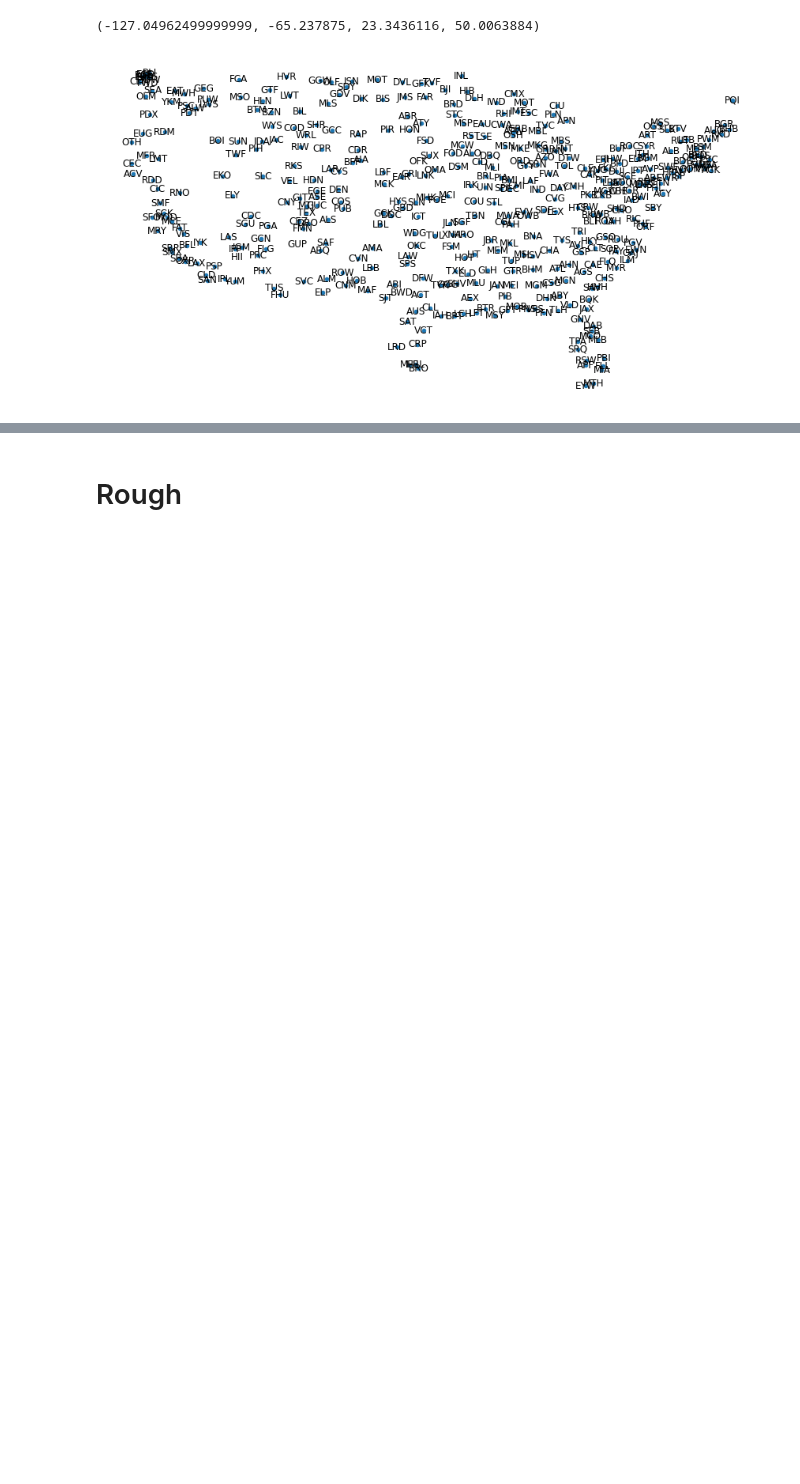
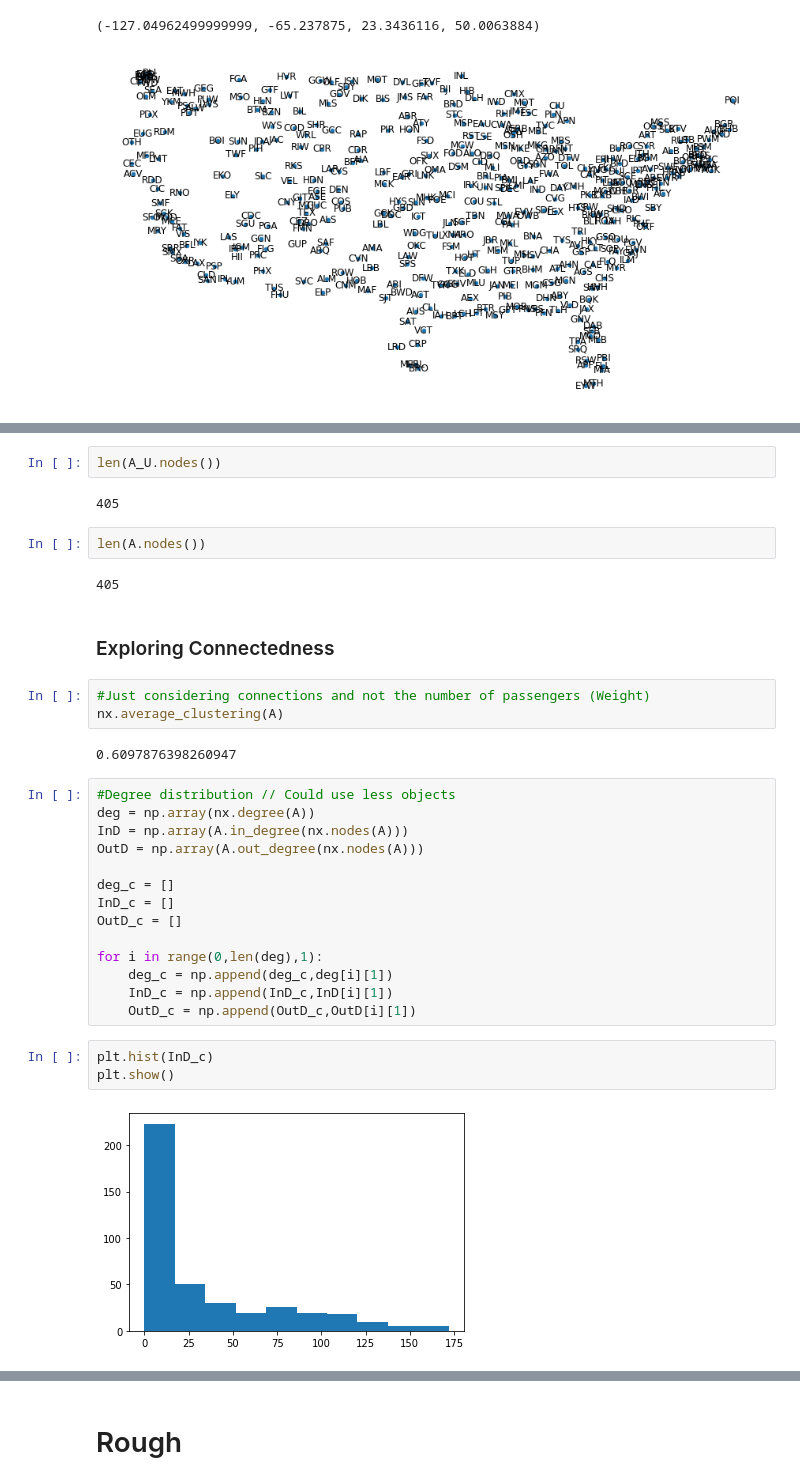
Before and after one commit to mohity5/Practice_NetworkAnalysis_Airports, a Jupyter notebook: Networks_Basics.ipynb, the cells around one changed output, grey strips where cells are left out. Cells and saved outputs as stored; diff of their text form; blank space fills up the shorter version.

Commit message:
Initial degree calculations

```diff
--- a/Networks_Basics.ipynb
+++ b/Networks_Basics.ipynb
@@ -202,0 +202,34 @@ nx.number_strongly_connected_components(A)
+# %%
+len(A_U.nodes())
+# %% [output]
+405
+# %%
+len(A.nodes())
+# %% [output]
+405
+# %% [markdown]
+### Exploring Connectedness
+# %%
+#Just considering connections and not the number of passengers (Weight)
+nx.average_clustering(A)
+# %% [output]
+0.6097876398260947
+# %%
+#Degree distribution // Could use less objects
+deg = np.array(nx.degree(A))
+InD = np.array(A.in_degree(nx.nodes(A)))
+OutD = np.array(A.out_degree(nx.nodes(A)))
+
+deg_c = []
+InD_c = []
+OutD_c = []
+
+for i in range(0,len(deg),1):
+    deg_c = np.append(deg_c,deg[i][1])
+    InD_c = np.append(InD_c,InD[i][1])
+    OutD_c = np.append(OutD_c,OutD[i][1])
+# %%
+plt.hist(InD_c)
+plt.show()
+# %% [output]
+[figure, added]
```
Also changed, not shown: parts of 10 cells of this notebook.
